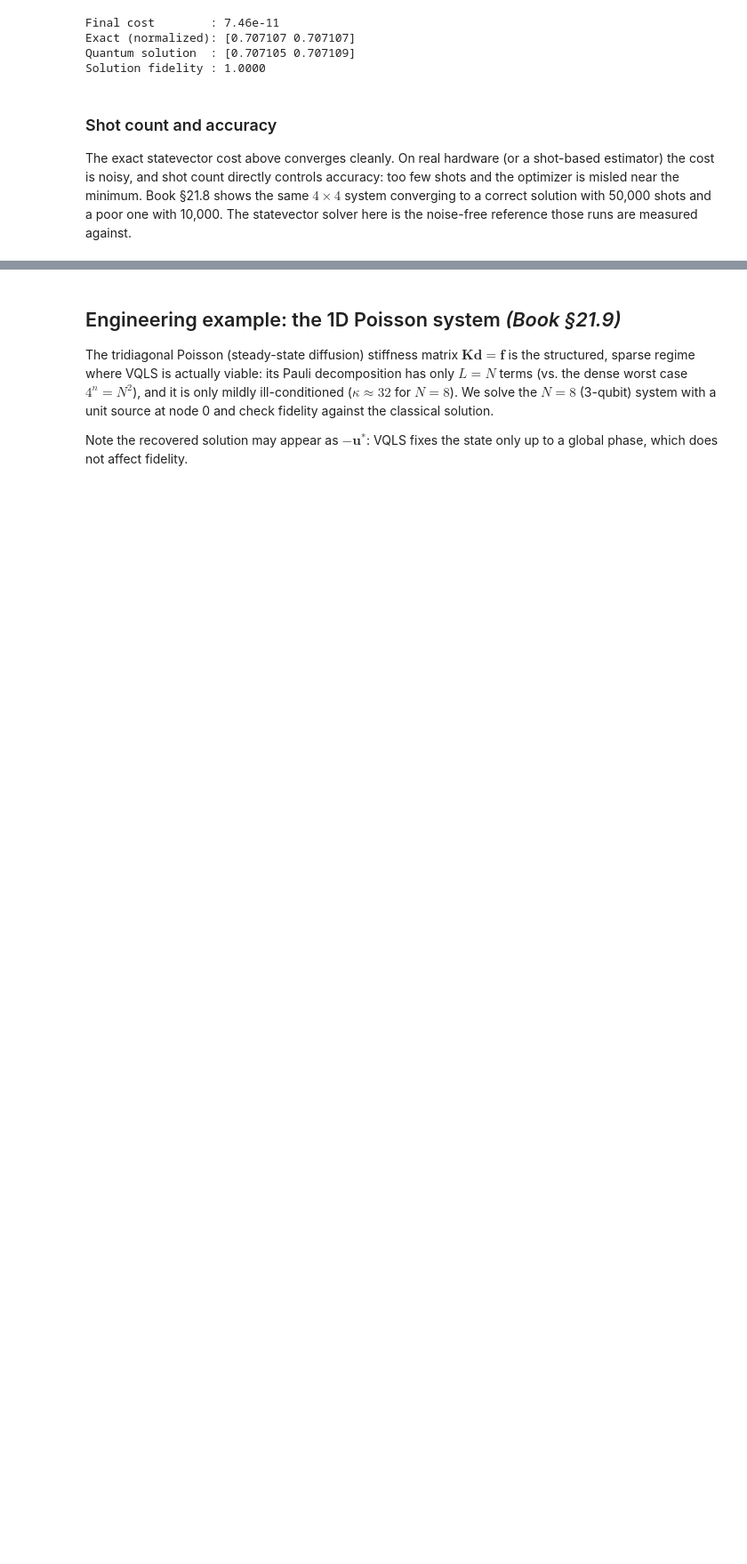
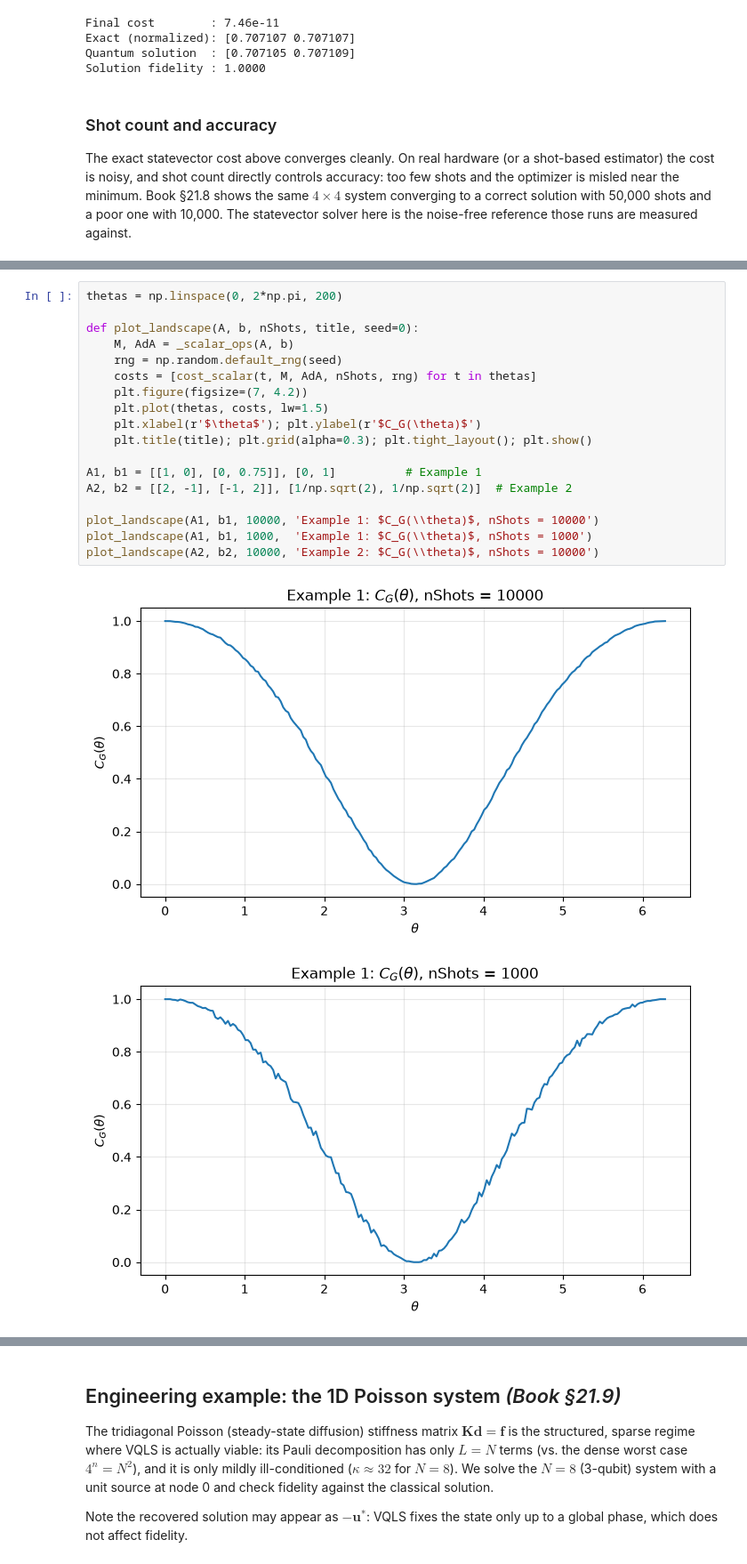
Before and after one commit to UW-ERSL/AppliedQC, a Jupyter notebook: Chapter21_VQLS_notebook.ipynb, the cells around one changed output, grey strips where cells are left out. Shown at 89% size. Saved outputs shown, nothing was run; the diff lists cells and outputs as text; blank space fills up the shorter version.

```diff
--- a/Chapter21_VQLS_notebook.ipynb
+++ b/Chapter21_VQLS_notebook.ipynb
@@ -74,0 +128,21 @@ The exact statevector cost above converges cleanly. On real hardware (or a shot-
+# %%
+thetas = np.linspace(0, 2*np.pi, 200)
+
+def plot_landscape(A, b, nShots, title, seed=0):
+    M, AdA = _scalar_ops(A, b)
+    rng = np.random.default_rng(seed)
+    costs = [cost_scalar(t, M, AdA, nShots, rng) for t in thetas]
+    plt.figure(figsize=(7, 4.2))
+    plt.plot(thetas, costs, lw=1.5)
+    plt.xlabel(r'$\theta$'); plt.ylabel(r'$C_G(\theta)$')
+    plt.title(title); plt.grid(alpha=0.3); plt.tight_layout(); plt.show()
+
+A1, b1 = [[1, 0], [0, 0.75]], [0, 1]          # Example 1
+A2, b2 = [[2, -1], [-1, 2]], [1/np.sqrt(2), 1/np.sqrt(2)]  # Example 2
+
+plot_landscape(A1, b1, 10000, 'Example 1: $C_G(\\theta)$, nShots = 10000')
+plot_landscape(A1, b1, 1000,  'Example 1: $C_G(\\theta)$, nShots = 1000')
+plot_landscape(A2, b2, 10000, 'Example 2: $C_G(\\theta)$, nShots = 10000')
+# %% [output]
+[figure, added]
+[figure, added]
```
Also changed, not shown: parts of 7 cells of this notebook, 1 other file.
